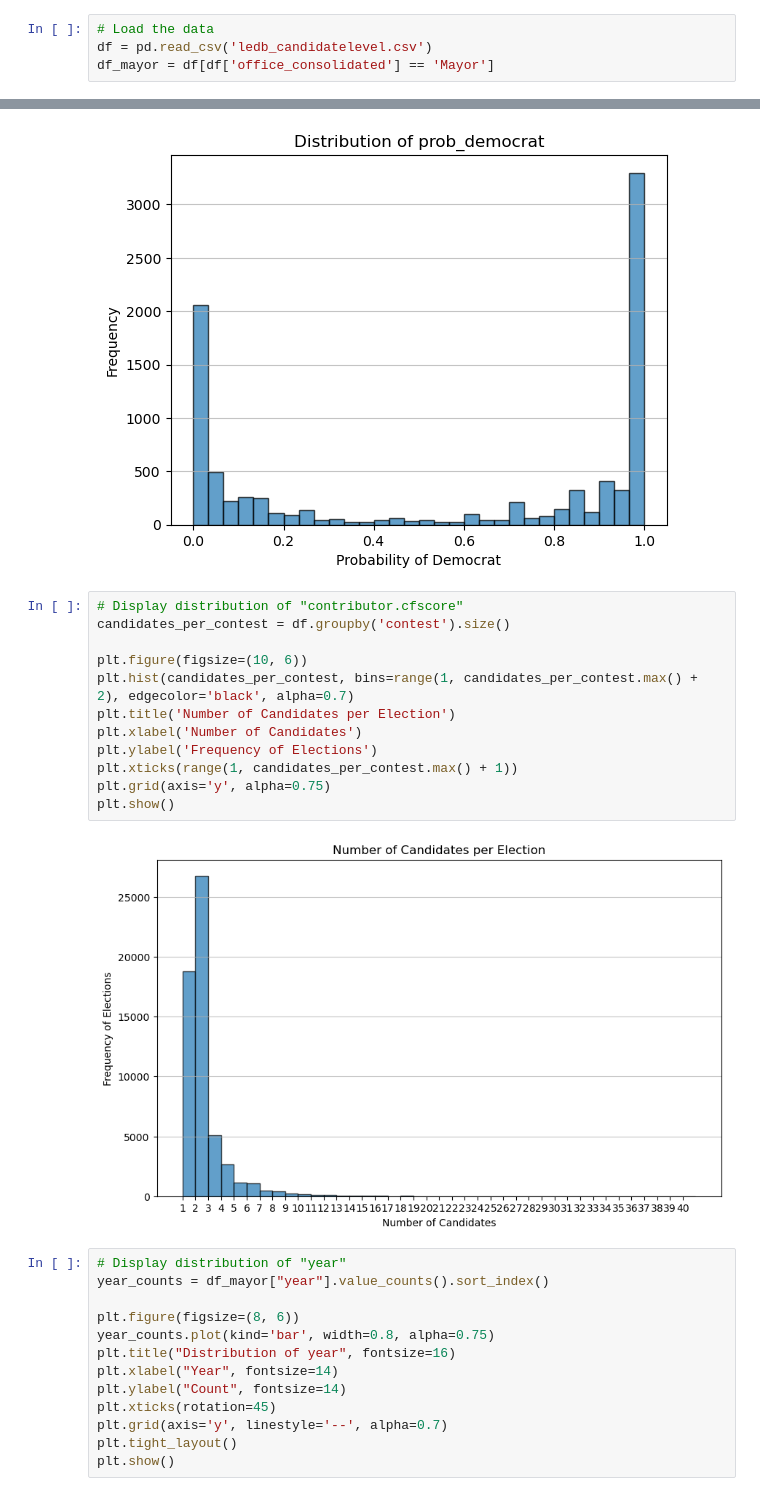
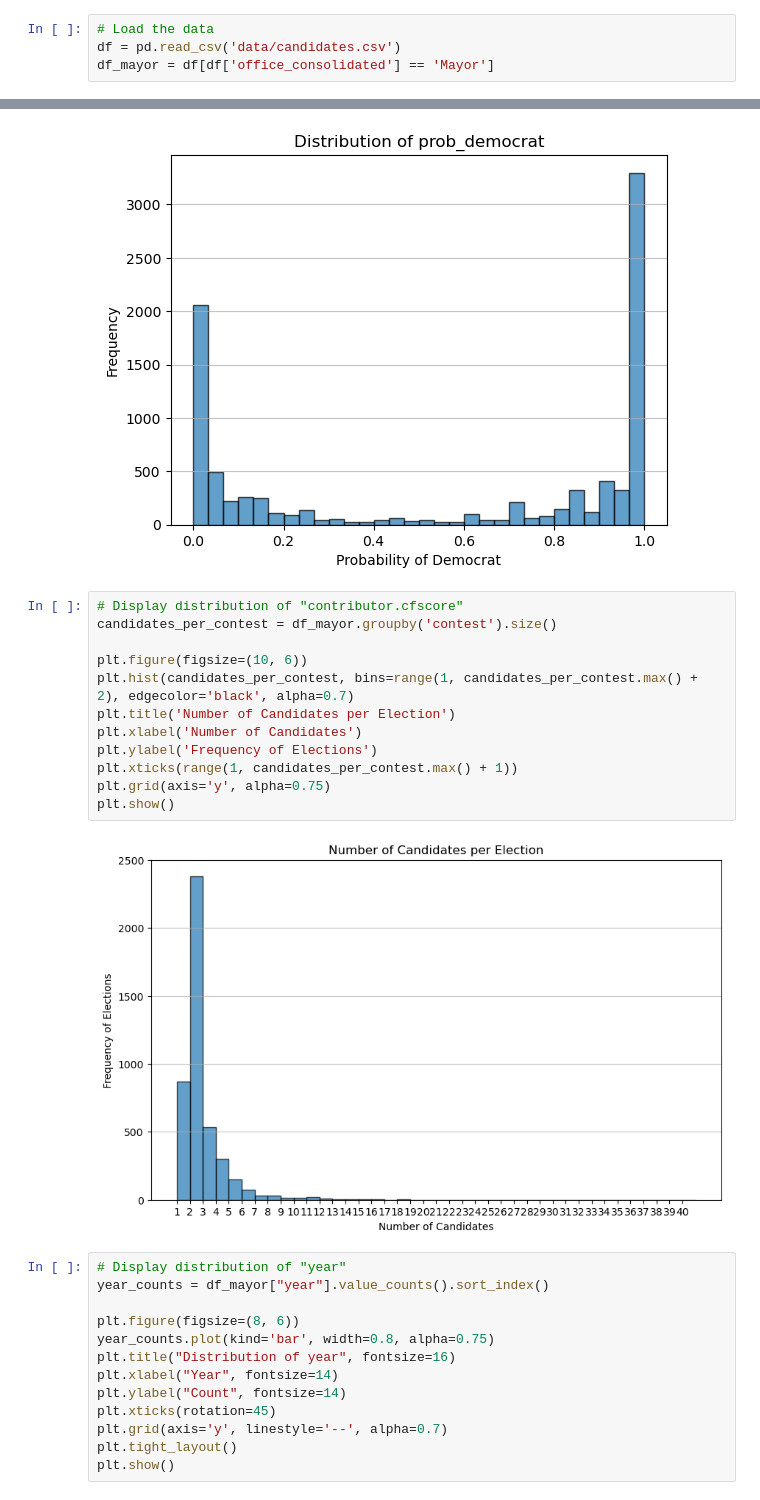
Before and after one commit to mflodzinski/ESL_ElectionsPredictionUS, a Jupyter notebook: preprocess_mayoral_data.ipynb, the cells around one changed output, grey strips where cells are left out. Cells and saved outputs as stored; diff of their text form.

```diff
--- a/Replication 2/data_preprocess_mayors.ipynb
+++ b/preprocess_mayoral_data.ipynb
@@ -37,7 +35,7 @@ from scipy.optimize import curve_fit
 warnings.filterwarnings("ignore")
 # %%
 # Load the data
-df = pd.read_csv('ledb_candidatelevel.csv')
+df = pd.read_csv('data/candidates.csv')
 df_mayor = df[df['office_consolidated'] == 'Mayor']
 # %%
 # Drop columns that are not useful
@@ -59,18 +57,18 @@ plt.show()
 [figure]
 # %%
 # Display distribution of "contributor.cfscore"
-candidates_per_contest = df.groupby('contest').size()
+candidates_per_contest = df_mayor.groupby('contest').size()
 
 plt.figure(figsize=(10, 6))
 plt.hist(candidates_per_contest, bins=range(1, candidates_per_contest.max() + 2), edgecolor='black', alpha=0.7)
 plt.title('Number of Candidates per Election')
 plt.xlabel('Number of Candidates')
 plt.ylabel('Frequency of Elections')
 plt.xticks(range(1, candidates_per_contest.max() + 1))
 plt.grid(axis='y', alpha=0.75)
 plt.show()
 # %% [output]
-[figure, old version]
+[figure, new version]
 # %%
 # Display distribution of "year"
 year_counts = df_mayor["year"].value_counts().sort_index()
```
Also changed, not shown: parts of 11 cells of this notebook, 32 other files.
